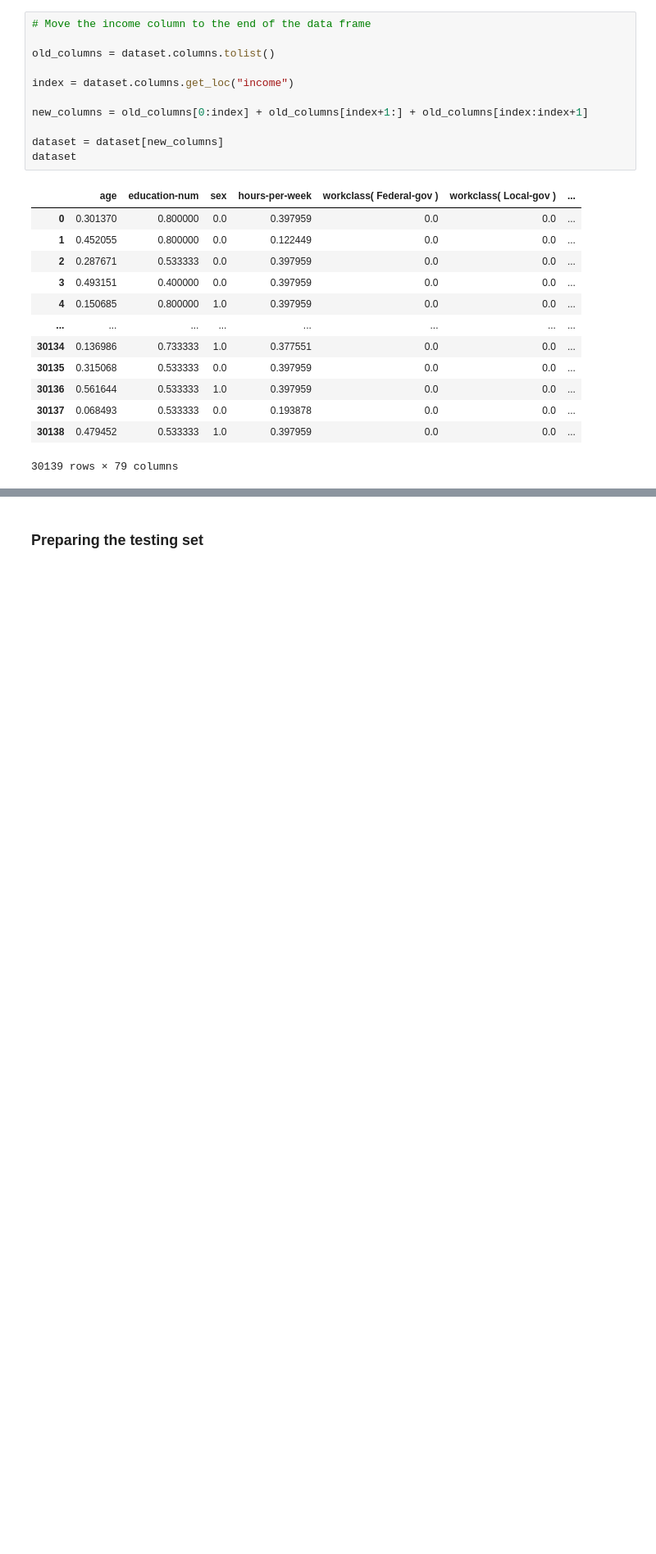
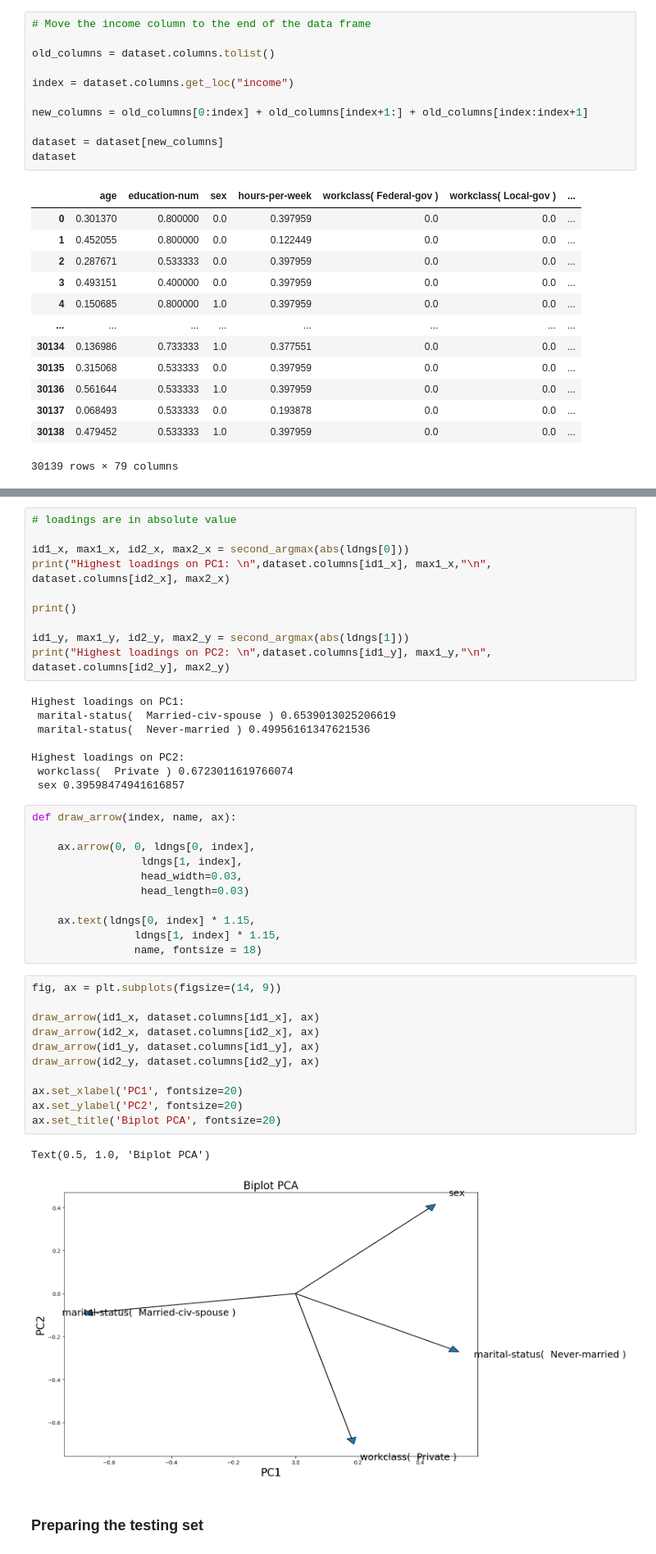
Before and after one commit to RobyBobby24/DataAnalyticsProject, a Jupyter notebook: test(1.0).ipynb, the cells around one changed output, grey strips where cells are left out. Shown at 82% size. Cells and saved outputs as stored; diff of their text form; blank space fills up the shorter version.

```diff
--- a/test(1.0).ipynb
+++ b/test(1.0).ipynb
@@ -561,3 +614,46 @@ dataset
+# %%
+# loadings are in absolute value
+
+id1_x, max1_x, id2_x, max2_x = second_argmax(abs(ldngs[0]))
+print("Highest loadings on PC1: \n",dataset.columns[id1_x], max1_x,"\n", dataset.columns[id2_x], max2_x)
+
+print()
+
+id1_y, max1_y, id2_y, max2_y = second_argmax(abs(ldngs[1]))
+print("Highest loadings on PC2: \n",dataset.columns[id1_y], max1_y,"\n", dataset.columns[id2_y], max2_y)
+# %% [output]
+Highest loadings on PC1:
+ marital-status(  Married-civ-spouse ) 0.6539013025206619
+ marital-status(  Never-married ) 0.49956161347621536
+
+Highest loadings on PC2:
+ workclass(  Private ) 0.6723011619766074
+ sex 0.39598474941616857
+# %%
+def draw_arrow(index, name, ax):
+
+    ax.arrow(0, 0, ldngs[0, index],
+                 ldngs[1, index],
+                 head_width=0.03,
+                 head_length=0.03)
+
+    ax.text(ldngs[0, index] * 1.15,
+                ldngs[1, index] * 1.15,
+                name, fontsize = 18)
+# %%
+fig, ax = plt.subplots(figsize=(14, 9))
+
+draw_arrow(id1_x, dataset.columns[id1_x], ax)
+draw_arrow(id2_x, dataset.columns[id2_x], ax)
+draw_arrow(id1_y, dataset.columns[id1_y], ax)
+draw_arrow(id2_y, dataset.columns[id2_y], ax)
+
+ax.set_xlabel('PC1', fontsize=20)
+ax.set_ylabel('PC2', fontsize=20)
+ax.set_title('Biplot PCA', fontsize=20)
+# %% [output]
+Text(0.5, 1.0, 'Biplot PCA')
+[figure, added]
 # %% [markdown]
 ### Preparing the testing set
 # %%
```
Also changed, not shown: parts of 13 cells of this notebook.
